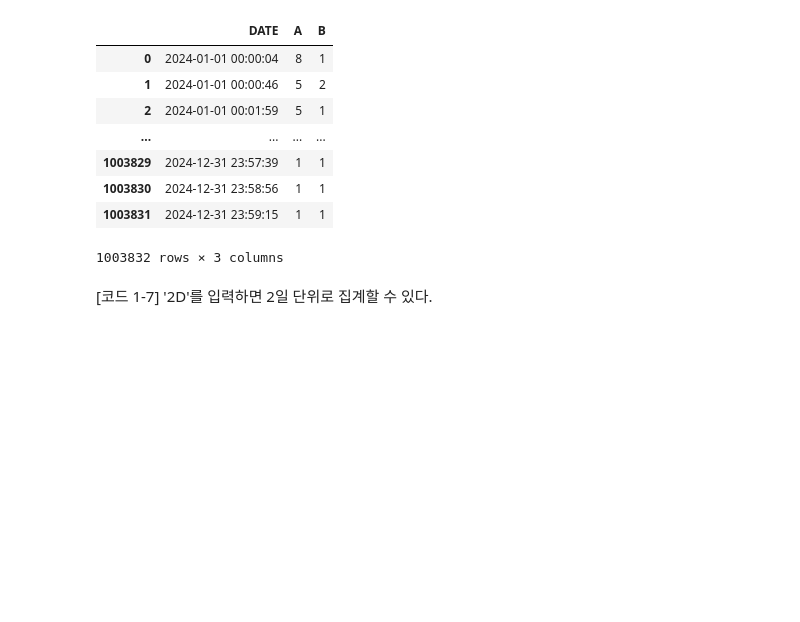
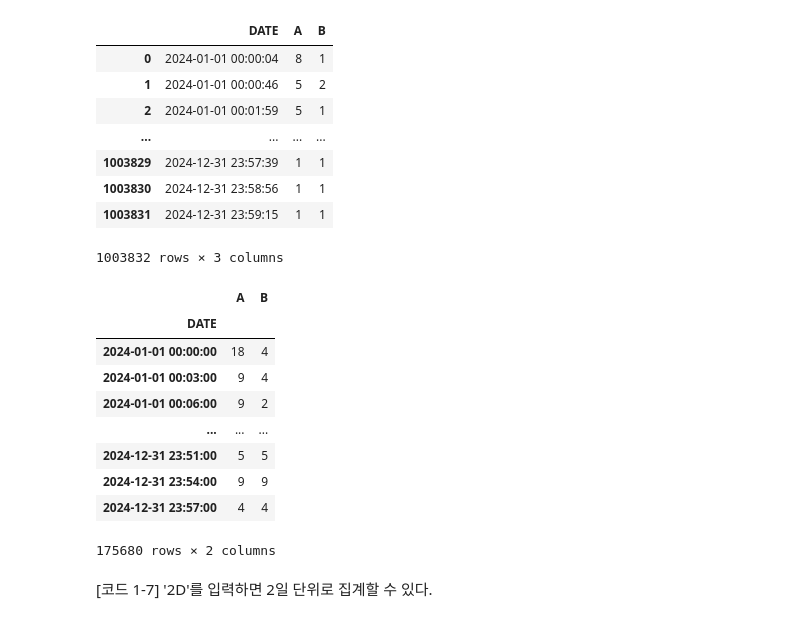
Before and after one commit to tjwjddms951/kimpadas_ex_ok, a Jupyter notebook: ex/01_판다스로_데이터_다루기_체험(연습).ipynb, the cells around one changed output. Cells and saved outputs as stored; diff of their text form; code cells hidden in the pictures; blank space fills up the shorter version.

```diff
--- a/ex/01_판다스로_데이터_다루기_체험(연습).ipynb
+++ b/ex/01_판다스로_데이터_다루기_체험(연습).ipynb
@@ -67,6 +70,18 @@ df2
 1003832 rows × 3 columns
 # %%
 # 코드 1-6. 100만 행 이상의 빅데이터 df2를 3분 단위로 집계하기
+df2.resample('3min', on = 'DATE').sum()
+# %% [output]
+|  | A | B |
+| DATE |  |  |
+| 2024-01-01 00:00:00 | 18 | 4 |
+| 2024-01-01 00:03:00 | 9 | 4 |
+| 2024-01-01 00:06:00 | 9 | 2 |
+| ... | ... | ... |
+| 2024-12-31 23:51:00 | 5 | 5 |
+| 2024-12-31 23:54:00 | 9 | 9 |
+| 2024-12-31 23:57:00 | 4 | 4 |
+175680 rows × 2 columns
 # %% [markdown]
 [코드 1-7] '2D'를 입력하면 2일 단위로 집계할 수 있다.
 # %%
```
Also changed, not shown: parts of 5 cells of this notebook.
